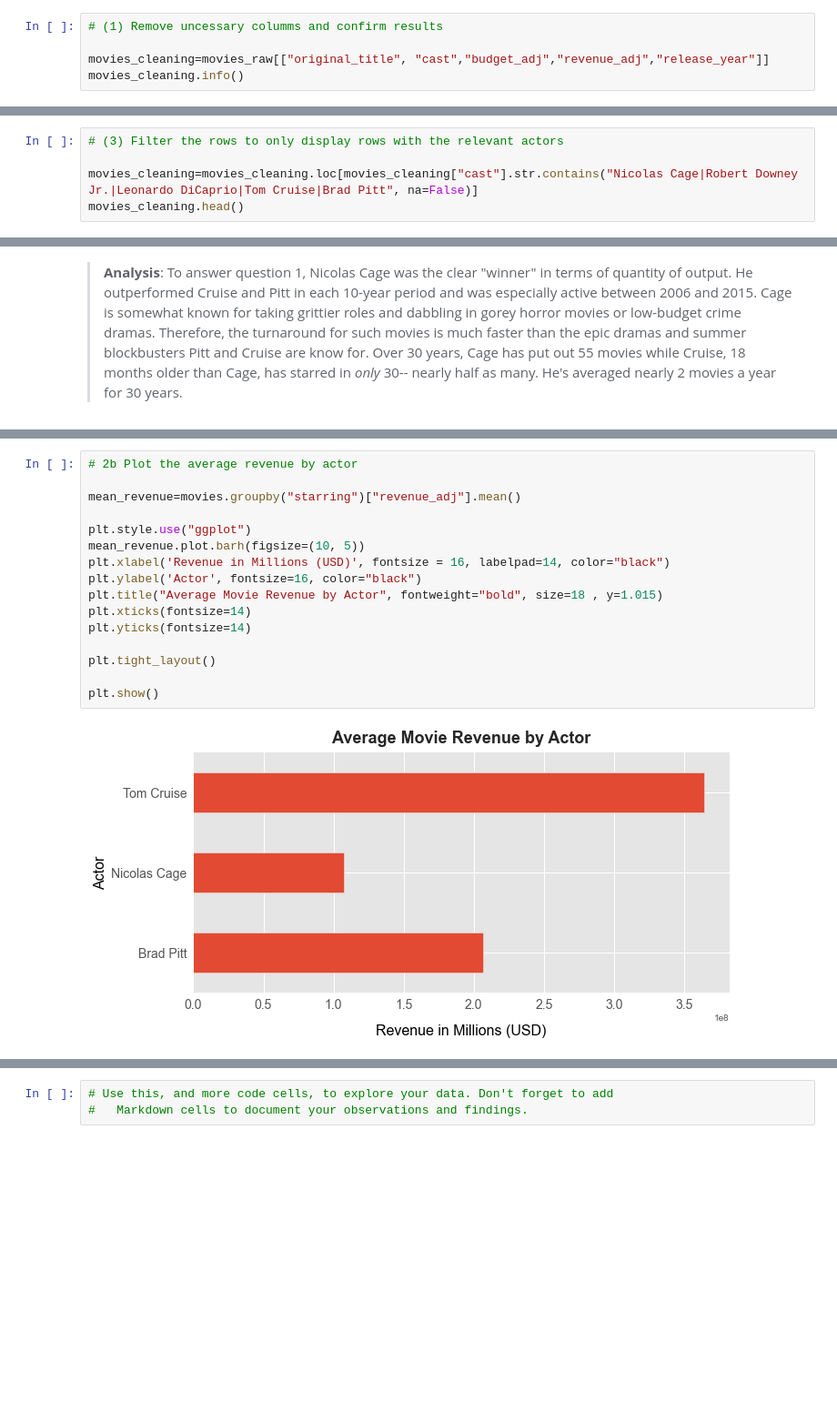
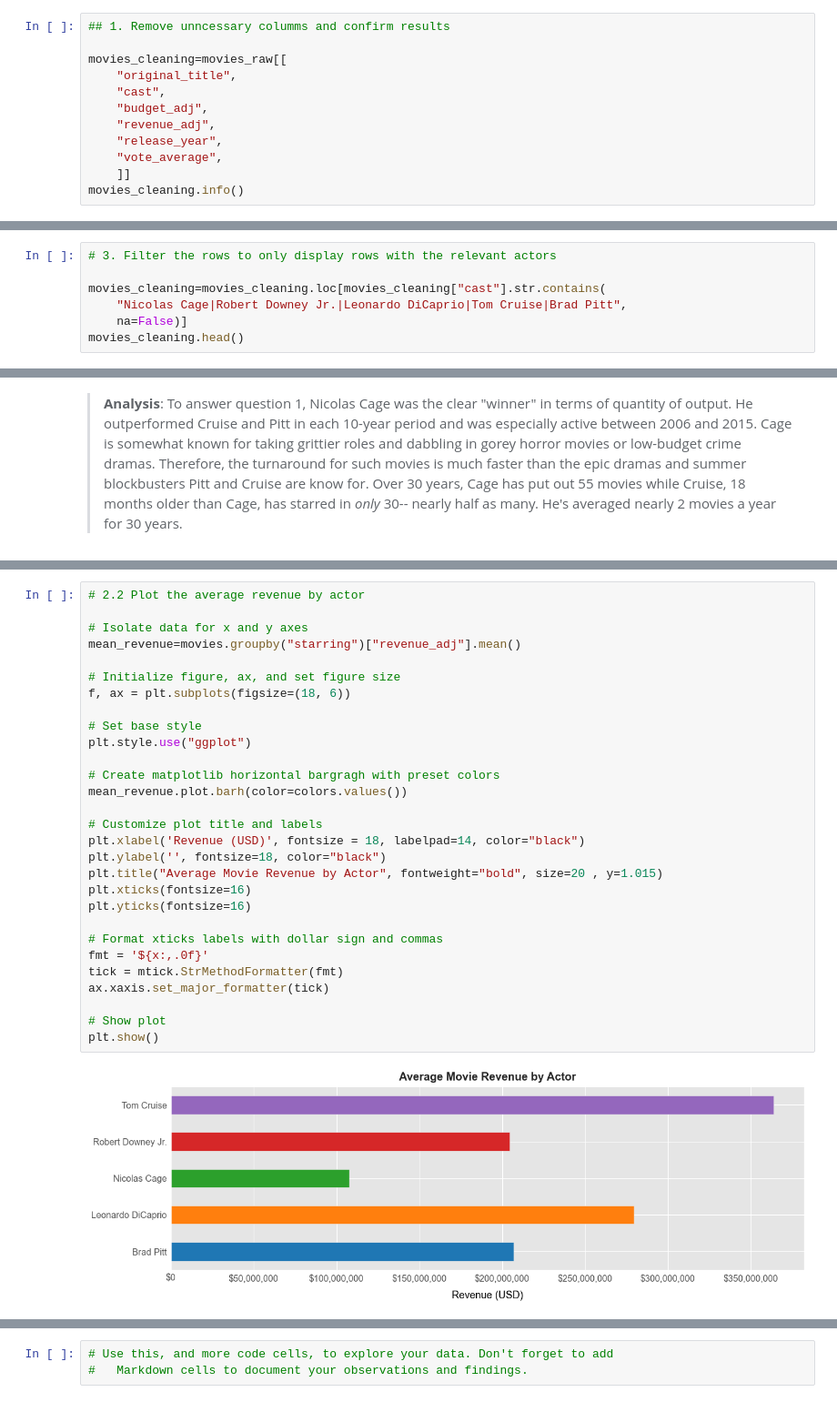
Before and after one commit to keenan-cooper/Udacity, a Jupyter notebook: investigate-a-dataset-template.ipynb, the cells around one changed output, grey strips where cells are left out. Shown: that part at 91% size. Saved outputs shown, nothing was run; the diff lists cells and outputs as text; blank space fills up the shorter version.

```diff
--- a/investigate-a-dataset-template.ipynb
+++ b/investigate-a-dataset-template.ipynb
@@ -116,7 +128,14 @@ dtype: int64
 # %%
-# (1) Remove uncessary columms and confirm results
+## 1. Remove unncessary columms and confirm results
 
-movies_cleaning=movies_raw[["original_title", "cast","budget_adj","revenue_adj","release_year"]]
+movies_cleaning=movies_raw[[
+    "original_title",
+    "cast",
+    "budget_adj",
+    "revenue_adj",
+    "release_year",
+    "vote_average",
+    ]]
 movies_cleaning.info()
 # %% [output]
 <class 'pandas.core.frame.DataFrame'>
@@ -139,8 +159,10 @@ movies_cleaning["release_year"].min()
 # %% [output]
 1986
 # %%
-# (3) Filter the rows to only display rows with the relevant actors
+# 3. Filter the rows to only display rows with the relevant actors
 
-movies_cleaning=movies_cleaning.loc[movies_cleaning["cast"].str.contains("Nicolas Cage|Robert Downey Jr.|Leonardo DiCaprio|Tom Cruise|Brad Pitt", na=False)]
+movies_cleaning=movies_cleaning.loc[movies_cleaning["cast"].str.contains(
+    "Nicolas Cage|Robert Downey Jr.|Leonardo DiCaprio|Tom Cruise|Brad Pitt",
+    na=False)]
 movies_cleaning.head()
 # %% [output]
@@ -558,19 +602,32 @@ plt.show()
 # %%
-# 2b Plot the average revenue by actor
+# 2.2 Plot the average revenue by actor
 
+# Isolate data for x and y axes
 mean_revenue=movies.groupby("starring")["revenue_adj"].mean()
 
+# Initialize figure, ax, and set figure size
+f, ax = plt.subplots(figsize=(18, 6))
+
+# Set base style
 plt.style.use("ggplot")
-mean_revenue.plot.barh(figsize=(10, 5))
-plt.xlabel('Revenue in Millions (USD)', fontsize = 16, labelpad=14, color="black")
-plt.ylabel('Actor', fontsize=16, color="black")
-plt.title("Average Movie Revenue by Actor", fontweight="bold", size=18 , y=1.015)
-plt.xticks(fontsize=14)
-plt.yticks(fontsize=14)
 
-plt.tight_layout()
+# Create matplotlib horizontal bargragh with preset colors
+mean_revenue.plot.barh(color=colors.values())
 
+# Customize plot title and labels
+plt.xlabel('Revenue (USD)', fontsize = 18, labelpad=14, color="black")
+plt.ylabel('', fontsize=18, color="black")
+plt.title("Average Movie Revenue by Actor", fontweight="bold", size=20 , y=1.015)
+plt.xticks(fontsize=16)
+plt.yticks(fontsize=16)
+
+# Format xticks labels with dollar sign and commas
+fmt = '${x:,.0f}'
+tick = mtick.StrMethodFormatter(fmt)
+ax.xaxis.set_major_formatter(tick)
+
+# Show plot
 plt.show()
 # %% [output]
-[figure, old version]
+[figure, new version]
 # %%
```
Also changed, not shown: parts of 74 cells of this notebook.
